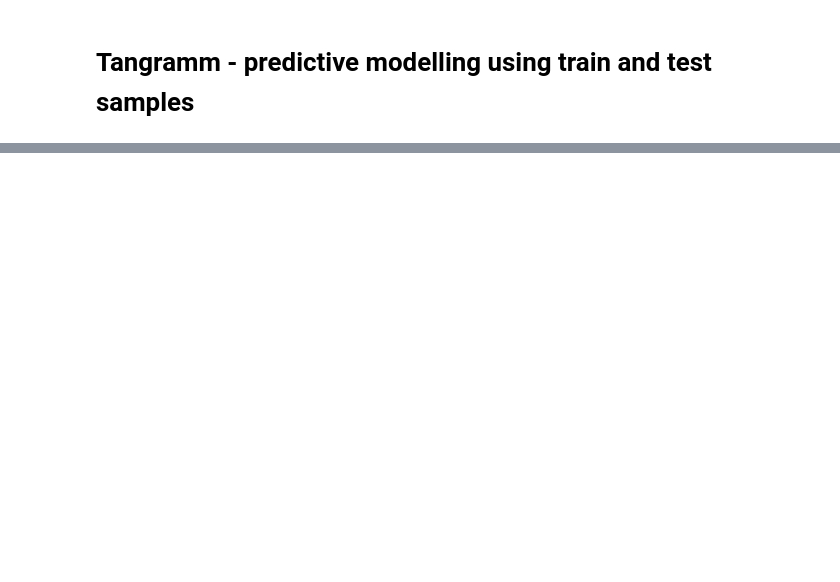
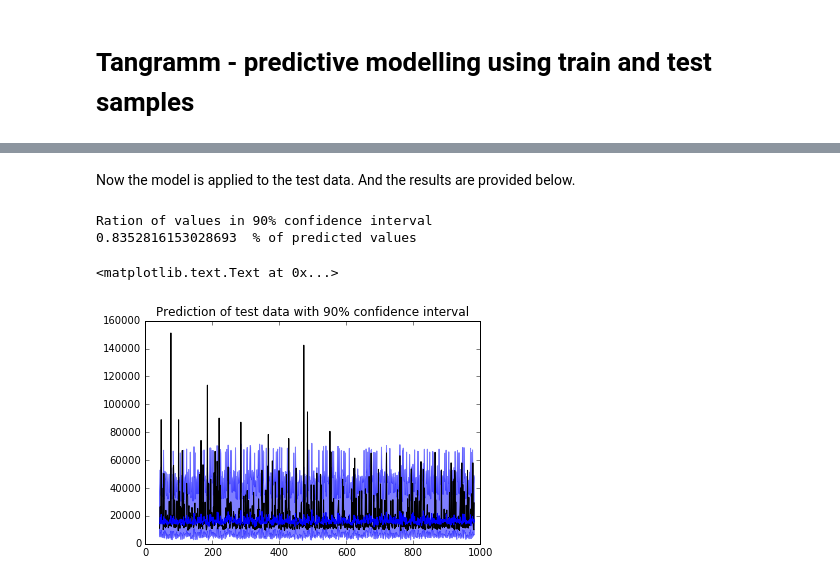
Before and after one commit to AnnaDS/tangramm, a Jupyter notebook: ipython_notebook.ipynb, the cells around one changed output, grey strips where cells are left out. Saved outputs shown, nothing was run; the diff lists cells and outputs as text; code cells hidden in the pictures; blank space fills up the shorter version.

```diff
--- a/ipython_notebook.ipynb
+++ b/ipython_notebook.ipynb
@@ -372,0 +328,27 @@ s1.score(np.rot90(kmeans2.cluster_centers_), y_test)
+# %% [markdown]
+Now the model is applied to the test data. And the results are provided below.
+# %%
+err_down, err_up = pred_ints(rf, X_test_new, percentile=90)
+
+correct = 0.
+for i, val in enumerate(list(y_test)):
+    if err_down[i] <= val <= err_up[i]:
+        correct += 1
+print ("Ration of values in 90% confidence interval")
+print (correct/len(list(y_test)), " % of predicted values")
+
+DC=D[D['test']==1]['class']
+DC=pd.DataFrame(DC)
+DC['pred']=list(rf.predict(X_test_new))
+DC['down_conf']=[a-b for a,b in zip(list(rf.predict(X_test_new)),list(err_down))]
+DC['upper_conf']=[a+b for a,b in zip(list(rf.predict(X_test_new)),list(err_up))]
+plt.figure()
+plt.plot(DC.index, DC['class'], 'k')
+plt.plot(DC.index, DC['pred'], 'b')
+plt.fill_between(DC.index,DC['down_conf'], DC['upper_conf'], color='b', alpha=0.5)
+plt.title("Prediction of test data with 90% confidence interval")
+# %% [output]
+Ration of values in 90% confidence interval
+0.8352816153028693  % of predicted values
+<matplotlib.text.Text at 0x...>
+[figure, added]
```
Also changed, not shown: parts of 34 cells of this notebook, 1 other file.
